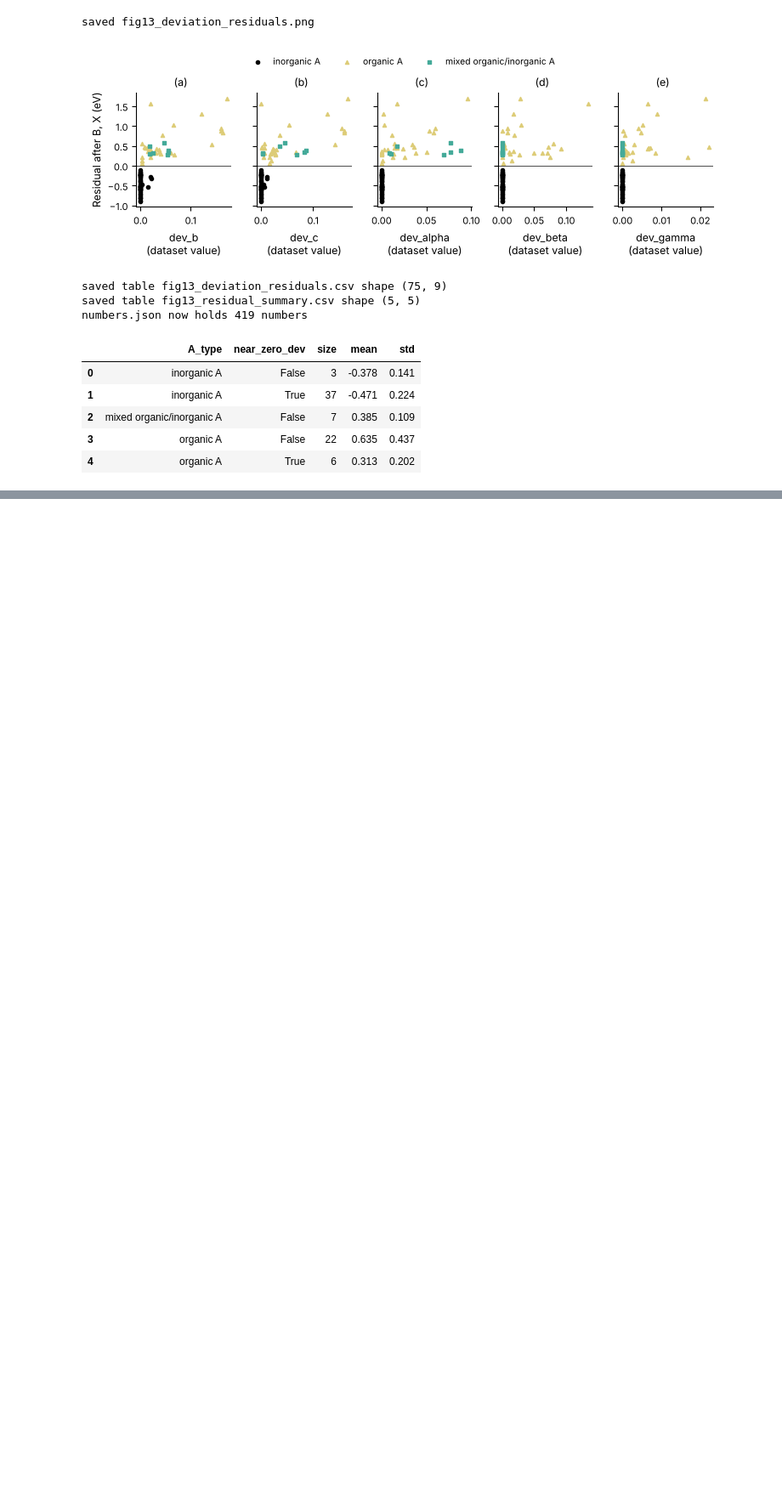
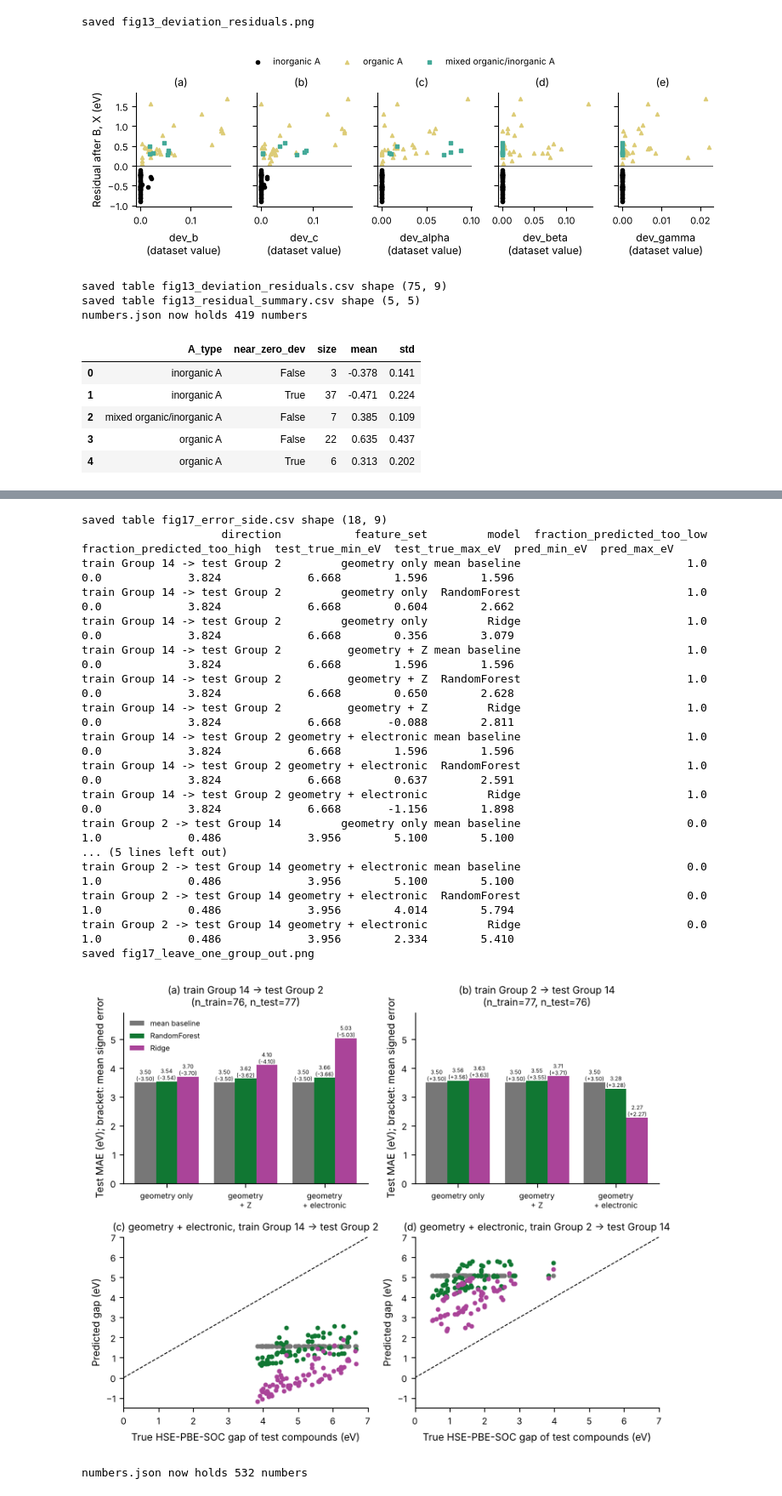
Before and after one commit to jatin-29/BTP-Perovskite, a Jupyter notebook: btp_perovskite.ipynb, the cells around one changed output, grey strips where cells are left out. Shown at 85% size. Cells and saved outputs as stored; diff of their text form; code cells hidden in the pictures; blank space fills up the shorter version.

```diff
--- a/btp_perovskite.ipynb
+++ b/btp_perovskite.ipynb
@@ -2055,0 +2353,73 @@ numbers.json now holds 419 numbers
+# %%
+# Fraction of test compounds whose prediction errs on the same side (all too low or all too high)
+same_side_rows = []
+for (direction, set_name, model_name), predictions in logo_predictions.items():
+    test = strict2 if direction.startswith("train Group 14") else strict14
+    errors = predictions - test[TARGET].values
+    same_side_rows.append({"direction": direction, "feature_set": set_name, "model": model_name,
+                           "fraction_predicted_too_low": np.mean(errors < 0), "fraction_predicted_too_high": np.mean(errors > 0),
+                           "test_true_min_eV": test[TARGET].min(), "test_true_max_eV": test[TARGET].max(),
+                           "pred_min_eV": predictions.min(), "pred_max_eV": predictions.max()})
+same_side = pd.DataFrame(same_side_rows).round(3)
+save_table(same_side, "fig17_error_side")
+print(same_side.to_string(index=False))
+
+# fig17: (a, b) MAE bars with mean signed error in brackets; (c, d) parity plots for geometry + electronic
+fig, axes = plt.subplots(2, 2, figsize=(7.4, 6.0))
+directions = ["train Group 14 -> test Group 2", "train Group 2 -> test Group 14"]
+for column_index, direction in enumerate(directions):
+    ax = axes[0, column_index]
+    for offset, model_name in zip([-0.27, 0, 0.27], MODEL_NAMES):
+        part = [logo_table[(logo_table["direction"] == direction) & (logo_table["feature_set"] == s) &
+                           (logo_table["model"] == model_name)].iloc[0] for s in FEATURE_SETS]
+        values = [p["MAE_eV"] for p in part]
+        signed = [p["mean_signed_error_eV"] for p in part]
+        positions = np.arange(len(FEATURE_SETS)) + offset
+        ax.bar(positions, values, width=0.27, color=COLOR_MODEL[model_name], label=model_name)
+        for position, value, signed_value in zip(positions, values, signed):
+            ax.text(position, value + 0.05, "%.2f\n(%+.2f)" % (value, signed_value), ha="center", fontsize=5)
+    ax.set_xticks(np.arange(len(FEATURE_SETS)))
+    ax.set_xticklabels([s.replace(" + ", "\n+ ") for s in FEATURE_SETS], fontsize=7)
+    ax.set_ylabel("Test MAE (eV); bracket: mean signed error")
+    ax.set_ylim(0, logo_table["MAE_eV"].max() + 0.9)
+    n_train = logo_table[logo_table["direction"] == direction]["n_train"].iloc[0]
+    n_test = logo_table[logo_table["direction"] == direction]["n_test"].iloc[0]
+    ax.set_title("%s\n(n_train=%d, n_test=%d)" % (direction, n_train, n_test), fontsize=7.5)
+    panel_label(ax, "ab"[column_index])
+    # Parity plot
+    ax = axes[1, column_index]
+    test = strict2 if direction.startswith("train Group 14") else strict14
+    for model_name in MODEL_NAMES:
+        predictions = logo_predictions[(direction, "geometry + electronic", model_name)]
+        ax.scatter(test[TARGET], predictions, s=10, color=COLOR_MODEL[model_name], label=model_name)
+    ax.plot([0, 7], [0, 7], color="black", linestyle="--", linewidth=0.8)
+    ax.set_xlim(0, 7)
+    ax.set_ylim(-1.5, 7)
+    ax.set_xlabel("True HSE-PBE-SOC gap of test compounds (eV)")
+    ax.set_ylabel("Predicted gap (eV)")
+    ax.set_title("geometry + electronic, " + direction, fontsize=7.5)
+    panel_label(ax, "cd"[column_index])
+axes[0, 0].legend(frameon=False, loc="upper left", fontsize=6.5)
+fig.tight_layout()
+save_fig(fig, "fig17_leave_one_group_out")
+write_numbers()
+# %% [output]
+saved table fig17_error_side.csv shape (18, 9)
+                     direction           feature_set         model  fraction_predicted_too_low  fraction_predicted_too_high  test_true_min_eV  test_true_max_eV  pred_min_eV  pred_max_eV
+train Group 14 -> test Group 2         geometry only mean baseline                         1.0                          0.0             3.824             6.668        1.596        1.596
+train Group 14 -> test Group 2         geometry only  RandomForest                         1.0                          0.0             3.824             6.668        0.604        2.662
+train Group 14 -> test Group 2         geometry only         Ridge                         1.0                          0.0             3.824             6.668        0.356        3.079
+train Group 14 -> test Group 2          geometry + Z mean baseline                         1.0                          0.0             3.824             6.668        1.596        1.596
+train Group 14 -> test Group 2          geometry + Z  RandomForest                         1.0                          0.0             3.824             6.668        0.650        2.628
+train Group 14 -> test Group 2          geometry + Z         Ridge                         1.0                          0.0             3.824             6.668       -0.088        2.811
+train Group 14 -> test Group 2 geometry + electronic mean baseline                         1.0                          0.0             3.824             6.668        1.596        1.596
+train Group 14 -> test Group 2 geometry + electronic  RandomForest                         1.0                          0.0             3.824             6.668        0.637        2.591
+train Group 14 -> test Group 2 geometry + electronic         Ridge                         1.0                          0.0             3.824             6.668       -1.156        1.898
+train Group 2 -> test Group 14         geometry only mean baseline                         0.0                          1.0             0.486             3.956        5.100        5.100
+... (5 lines left out)
+train Group 2 -> test Group 14 geometry + electronic mean baseline                         0.0                          1.0             0.486             3.956        5.100        5.100
+train Group 2 -> test Group 14 geometry + electronic  RandomForest                         0.0                          1.0             0.486             3.956        4.014        5.794
+train Group 2 -> test Group 14 geometry + electronic         Ridge                         0.0                          1.0             0.486             3.956        2.334        5.410
+saved fig17_leave_one_group_out.png
+[figure, added]
+numbers.json now holds 532 numbers
```
Also changed, not shown: parts of 9 cells of this notebook, 12 other files.
